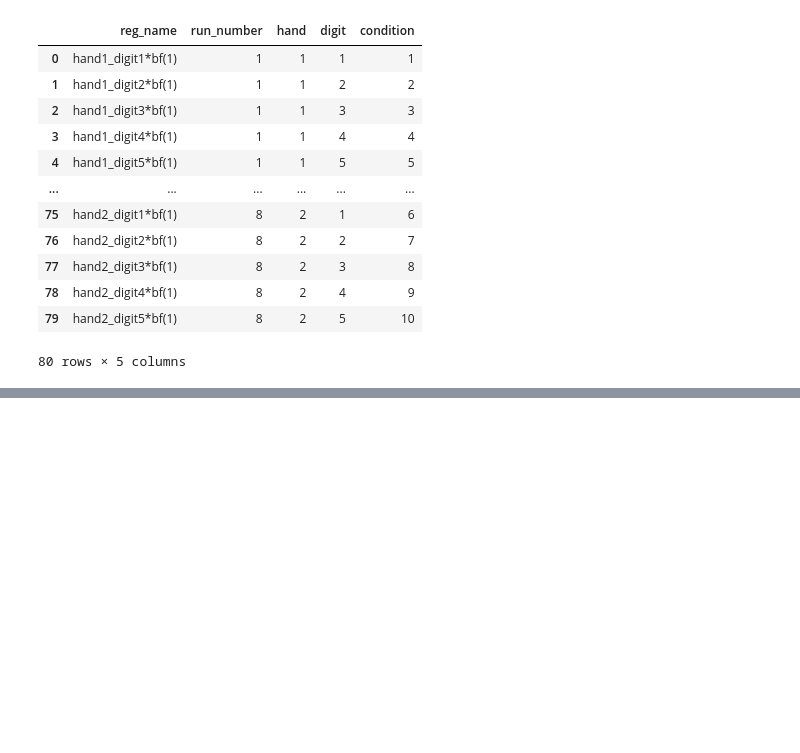
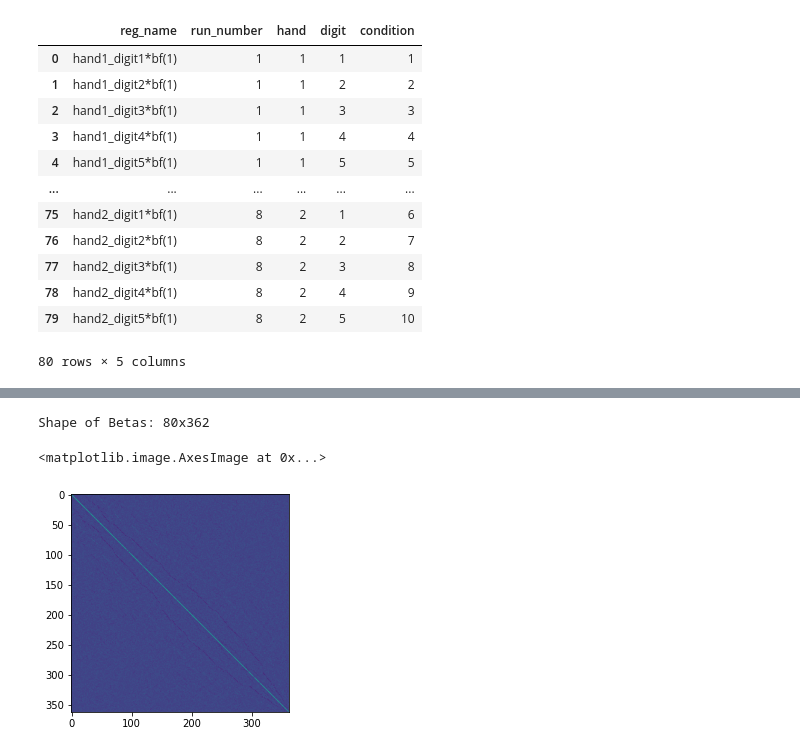
Before and after one commit to rsagroup/rsatoolbox, a Jupyter notebook: demos/demo_fmri_spm.ipynb, the cells around one changed output, grey strips where cells are left out. Cells and saved outputs as stored; diff of their text form; code cells hidden in the pictures; blank space fills up the shorter version.

```diff
--- a/demos/demo_fmri_spm.ipynb
+++ b/demos/demo_fmri_spm.ipynb
@@ -114,0 +93,17 @@ the "IT" mask is at demos/ctx-rh-inferiortemporal.nii.gz
+# %%
+# Get the betas and residual mean-square image for left M1
+[residuals,beta,info]=spm.get_residuals(data_dir + '/anat/M1_L.nii')
+print(f'Shape of Betas: {beta.shape[0]}x{beta.shape[1]}')
+# %% [output]
+Shape of Betas: 80x362
+# %%
+# Compute precision matrix (inverse of covariance matrix) from residuals
+Prec = rsa.data.noise.prec_from_residuals(
+            residuals,
+            dof=spm.eff_df,
+            method='shrinkage_diag'
+        )
+plt.imshow(Prec)
+# %% [output]
+<matplotlib.image.AxesImage at 0x...>
+[figure, added]
```
Also changed, not shown: parts of 16 cells of this notebook, 1 other file.
